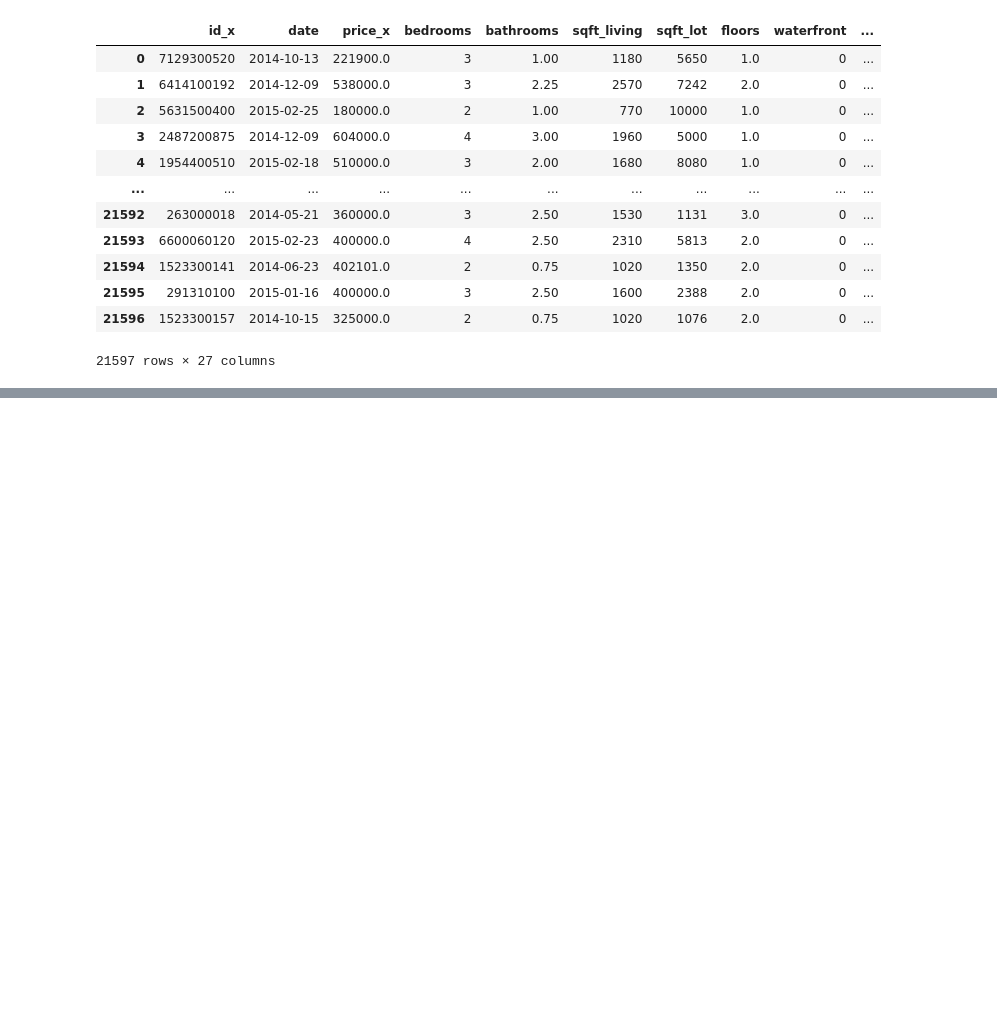
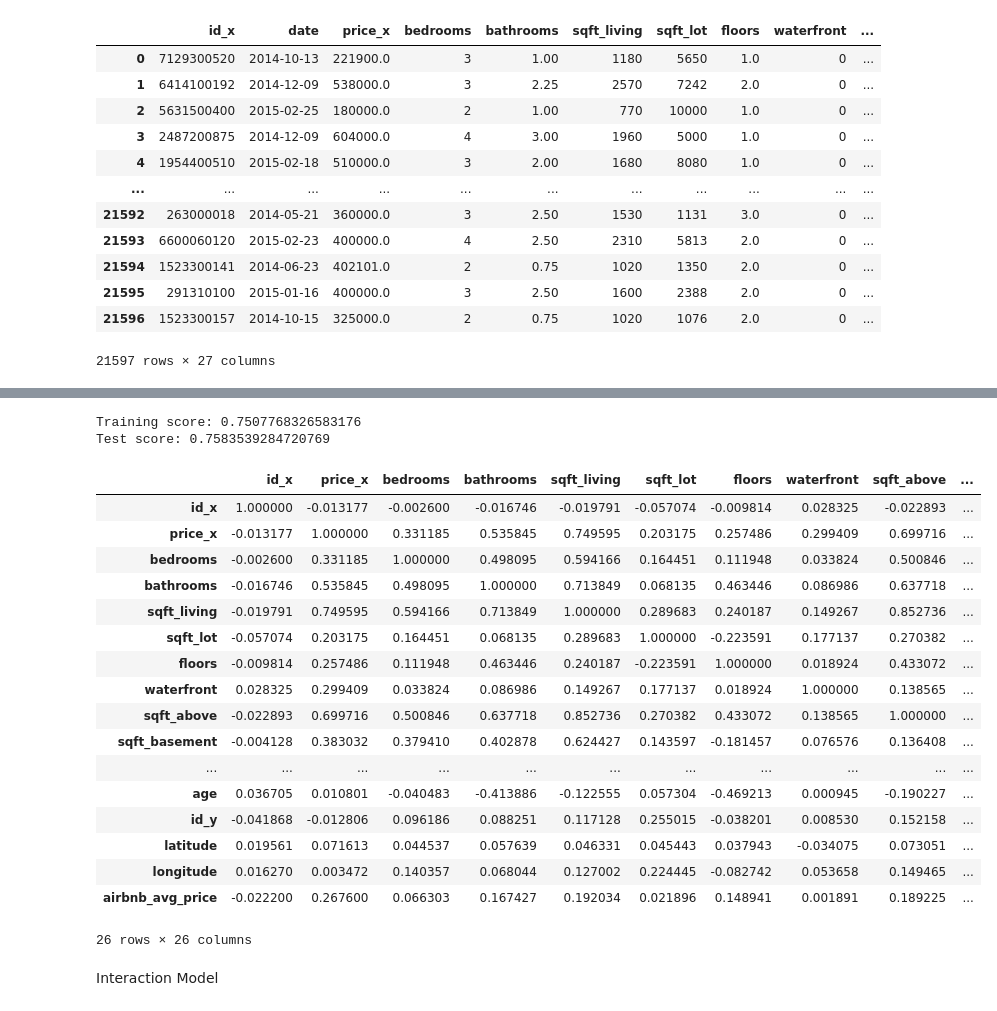
Before and after one commit to tweatherfordk/Linear-Regression-Housing-Model, a Jupyter notebook: Trystan/Airbnb Zip Code Model.ipynb, the cells around one changed output, grey strips where cells are left out. Saved outputs shown, nothing was run; the diff lists cells and outputs as text; code cells hidden in the pictures; blank space fills up the shorter version.

```diff
--- a/Trystan/Airbnb Zip Code Model.ipynb
+++ b/Trystan/Airbnb Zip Code Model.ipynb
@@ -105,0 +88,3 @@ seattle_df.loc[seattle_df.zipcode == 98001]
+# %%
+seattle_df.dropna(inplace = True)
+seattle_df.info()
@@ -105,0 +159,41 @@ seattle_df.loc[seattle_df.zipcode == 98001]
+# %%
+X, y = features, seattle_df[['price_x']]
+
+# Generate train/test sets
+X_train, X_test, y_train, y_test = train_test_split(
+    X, y, test_size=.3, random_state=42
+)
+
+# Init, fit, score
+multi_model = LinearRegression()
+multi_model.fit(X_train, y_train)
+
+print(f"Training score: {multi_model.score(X_train, y_train)}")
+multi_model_score = multi_model.score(X_test, y_test)
+print(f"Test score: {multi_model.score(X_test, y_test)}")
+# %% [output]
+Training score: 0.7507768326583176
+Test score: 0.7583539284720769
+# %%
+seattle_df.corr()
+# %% [output]
+|  | id_x | price_x | bedrooms | bathrooms | sqft_living | sqft_lot | floors | waterfront | sqft_above | ... |
+| id_x | 1.000000 | -0.013177 | -0.002600 | -0.016746 | -0.019791 | -0.057074 | -0.009814 | 0.028325 | -0.022893 | ... |
+| price_x | -0.013177 | 1.000000 | 0.331185 | 0.535845 | 0.749595 | 0.203175 | 0.257486 | 0.299409 | 0.699716 | ... |
+| bedrooms | -0.002600 | 0.331185 | 1.000000 | 0.498095 | 0.594166 | 0.164451 | 0.111948 | 0.033824 | 0.500846 | ... |
+| bathrooms | -0.016746 | 0.535845 | 0.498095 | 1.000000 | 0.713849 | 0.068135 | 0.463446 | 0.086986 | 0.637718 | ... |
+| sqft_living | -0.019791 | 0.749595 | 0.594166 | 0.713849 | 1.000000 | 0.289683 | 0.240187 | 0.149267 | 0.852736 | ... |
+| sqft_lot | -0.057074 | 0.203175 | 0.164451 | 0.068135 | 0.289683 | 1.000000 | -0.223591 | 0.177137 | 0.270382 | ... |
+| floors | -0.009814 | 0.257486 | 0.111948 | 0.463446 | 0.240187 | -0.223591 | 1.000000 | 0.018924 | 0.433072 | ... |
+| waterfront | 0.028325 | 0.299409 | 0.033824 | 0.086986 | 0.149267 | 0.177137 | 0.018924 | 1.000000 | 0.138565 | ... |
+| sqft_above | -0.022893 | 0.699716 | 0.500846 | 0.637718 | 0.852736 | 0.270382 | 0.433072 | 0.138565 | 1.000000 | ... |
+| sqft_basement | -0.004128 | 0.383032 | 0.379410 | 0.402878 | 0.624427 | 0.143597 | -0.181457 | 0.076576 | 0.136408 | ... |
+| ... | ... | ... | ... | ... | ... | ... | ... | ... | ... | ... |
+| age | 0.036705 | 0.010801 | -0.040483 | -0.413886 | -0.122555 | 0.057304 | -0.469213 | 0.000945 | -0.190227 | ... |
+| id_y | -0.041868 | -0.012806 | 0.096186 | 0.088251 | 0.117128 | 0.255015 | -0.038201 | 0.008530 | 0.152158 | ... |
+| latitude | 0.019561 | 0.071613 | 0.044537 | 0.057639 | 0.046331 | 0.045443 | 0.037943 | -0.034075 | 0.073051 | ... |
+| longitude | 0.016270 | 0.003472 | 0.140357 | 0.068044 | 0.127002 | 0.224445 | -0.082742 | 0.053658 | 0.149465 | ... |
+| airbnb_avg_price | -0.022200 | 0.267600 | 0.066303 | 0.167427 | 0.192034 | 0.021896 | 0.148941 | 0.001891 | 0.189225 | ... |
+26 rows × 26 columns
+# %% [markdown]
+Interaction Model
```
Also changed, not shown: parts of 10 cells of this notebook, 1 other file.
